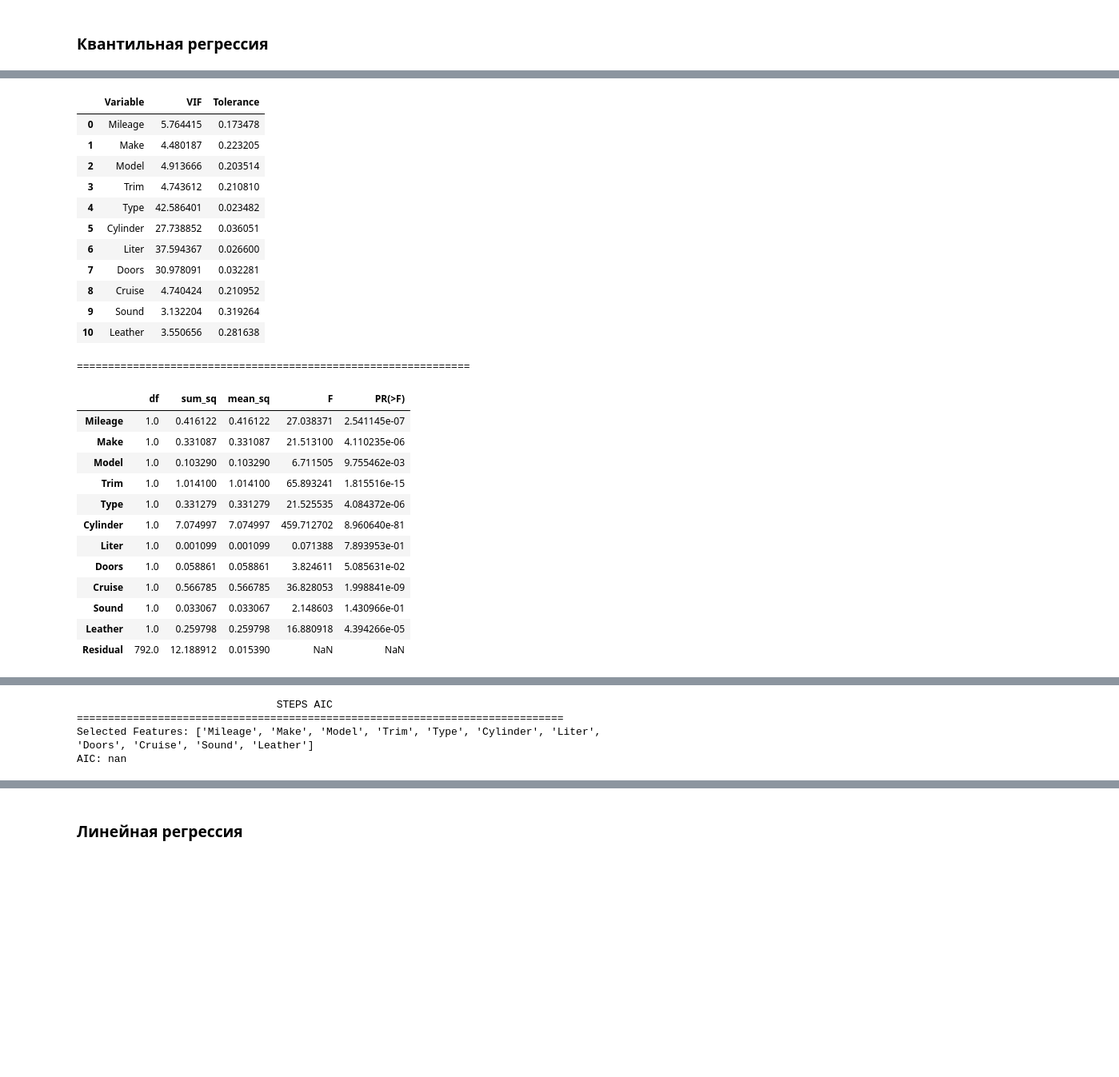
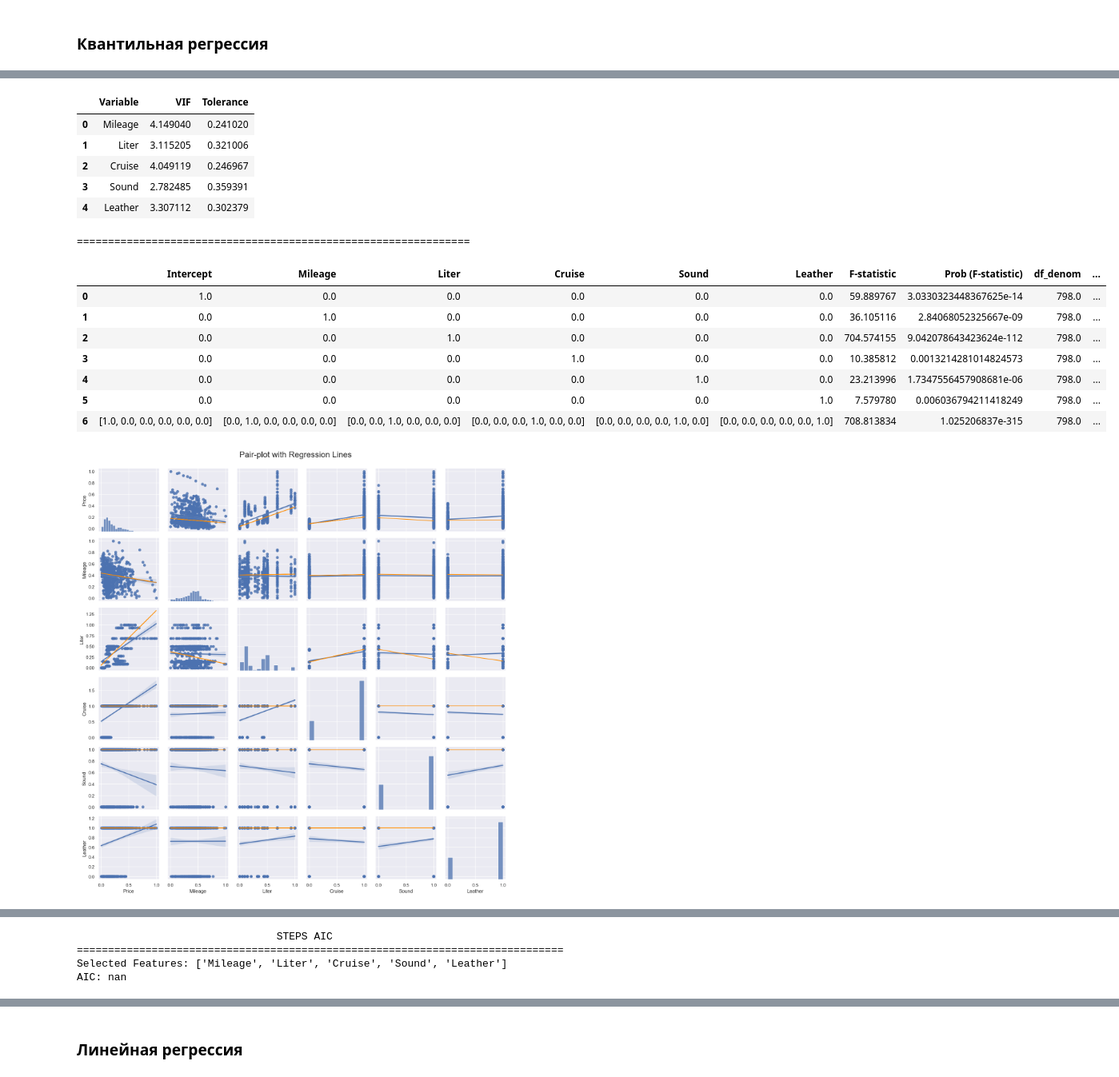
Before and after one commit to Mooncake911/Mathstatistics, a Jupyter notebook: Task_5/kuiper.ipynb, the cells around one changed output, grey strips where cells are left out. Shown at 80% size. Cells and saved outputs as stored; diff of their text form; code cells hidden in the pictures; blank space fills up the shorter version.

```diff
--- a/Task_5/kuiper.ipynb
+++ b/Task_5/kuiper.ipynb
@@ -14,6 +14,7 @@ from Task_3.LRR import *
 # Read dataframe
 data = pd.read_excel('kuiper.xls')
 data.dropna(inplace=True)
+data = data[["Price", "Mileage", "Liter", "Cruise", "Sound", "Leather"]]
 display(data)
 
 # Normalization
@@ -58,7 +59,7 @@ explore_column = 'Price'
 # %%
 quant_research = QuantRegressionResearch(data, column=explore_column)
 quant_research.info()
-# quant_research.draw_plots()
+quant_research.draw_plots()
 quant_new_model, selected_features_quant = quant_research.stepwise_selection(criteria='AIC')
 # %% [output]
                              Price
@@ -80,27 +81,17 @@ Breusch-Pagan test:  LM statistic: 221.924 LM-Test p-value:
 ===============================================================
 |  | Variable | VIF | Tolerance |
-| 0 | Mileage | 5.764415 | 0.173478 |
-| 1 | Make | 4.480187 | 0.223205 |
-| 2 | Model | 4.913666 | 0.203514 |
-| 3 | Trim | 4.743612 | 0.210810 |
-| 4 | Type | 42.586401 | 0.023482 |
-| 5 | Cylinder | 27.738852 | 0.036051 |
-| 6 | Liter | 37.594367 | 0.026600 |
-| 7 | Doors | 30.978091 | 0.032281 |
-| 8 | Cruise | 4.740424 | 0.210952 |
-| 9 | Sound | 3.132204 | 0.319264 |
-| 10 | Leather | 3.550656 | 0.281638 |
+| 0 | Mileage | 4.149040 | 0.241020 |
+| 1 | Liter | 3.115205 | 0.321006 |
+| 2 | Cruise | 4.049119 | 0.246967 |
+| 3 | Sound | 2.782485 | 0.359391 |
+| 4 | Leather | 3.307112 | 0.302379 |
 ===============================================================
-|  | df | sum_sq | mean_sq | F | PR(>F) |
-| Mileage | 1.0 | 0.416122 | 0.416122 | 27.038371 | 2.541145e-07 |
-| Make | 1.0 | 0.331087 | 0.331087 | 21.513100 | 4.110235e-06 |
-| Model | 1.0 | 0.103290 | 0.103290 | 6.711505 | 9.755462e-03 |
-| Trim | 1.0 | 1.014100 | 1.014100 | 65.893241 | 1.815516e-15 |
-| Type | 1.0 | 0.331279 | 0.331279 | 21.525535 | 4.084372e-06 |
-| Cylinder | 1.0 | 7.074997 | 7.074997 | 459.712702 | 8.960640e-81 |
-| Liter | 1.0 | 0.001099 | 0.001099 | 0.071388 | 7.893953e-01 |
-| Doors | 1.0 | 0.058861 | 0.058861 | 3.824611 | 5.085631e-02 |
-| Cruise | 1.0 | 0.566785 | 0.566785 | 36.828053 | 1.998841e-09 |
-| Sound | 1.0 | 0.033067 | 0.033067 | 2.148603 | 1.430966e-01 |
-| Leather | 1.0 | 0.259798 | 0.259798 | 16.880918 | 4.394266e-05 |
-| Residual | 792.0 | 12.188912 | 0.015390 | NaN | NaN |
+|  | Intercept | Mileage | Liter | Cruise | Sound | Leather | F-statistic | Prob (F-statistic) | df_denom | ... |
+| 0 | 1.0 | 0.0 | 0.0 | 0.0 | 0.0 | 0.0 | 59.889767 | 3.0330323448367625e-14 | 798.0 | ... |
+| 1 | 0.0 | 1.0 | 0.0 | 0.0 | 0.0 | 0.0 | 36.105116 | 2.84068052325667e-09 | 798.0 | ... |
+| 2 | 0.0 | 0.0 | 1.0 | 0.0 | 0.0 | 0.0 | 704.574155 | 9.042078643423624e-112 | 798.0 | ... |
+| 3 | 0.0 | 0.0 | 0.0 | 1.0 | 0.0 | 0.0 | 10.385812 | 0.0013214281014824573 | 798.0 | ... |
+| 4 | 0.0 | 0.0 | 0.0 | 0.0 | 1.0 | 0.0 | 23.213996 | 1.7347556457908681e-06 | 798.0 | ... |
+| 5 | 0.0 | 0.0 | 0.0 | 0.0 | 0.0 | 1.0 | 7.579780 | 0.006036794211418249 | 798.0 | ... |
+| 6 | [1.0, 0.0, 0.0, 0.0, 0.0, 0.0] | [0.0, 1.0, 0.0, 0.0, 0.0, 0.0] | [0.0, 0.0, 1.0, 0.0, 0.0, 0.0] | [0.0, 0.0, 0.0, 1.0, 0.0, 0.0] | [0.0, 0.0, 0.0, 0.0, 1.0, 0.0] | [0.0, 0.0, 0.0, 0.0, 0.0, 1.0] | 708.813834 | 1.025206837e-315 | 798.0 | ... |
+[figure, added]
@@ -107,6 +101,6 @@ Breusch-Pagan test:  LM statistic: 221.924 LM-Test p-value:
                                 STEPS AIC
 ==============================================================================
-Selected Features: ['Mileage', 'Make', 'Model', 'Trim', 'Type', 'Cylinder', 'Liter', 'Doors', 'Cruise', 'Sound', 'Leather']
+Selected Features: ['Mileage', 'Liter', 'Cruise', 'Sound', 'Leather']
 AIC: nan
 # %%
 # Применяем преобразование Бокса-Кокса к зависимой переменной
```
Also changed, not shown: parts of 5 cells of this notebook, 12 other files.
